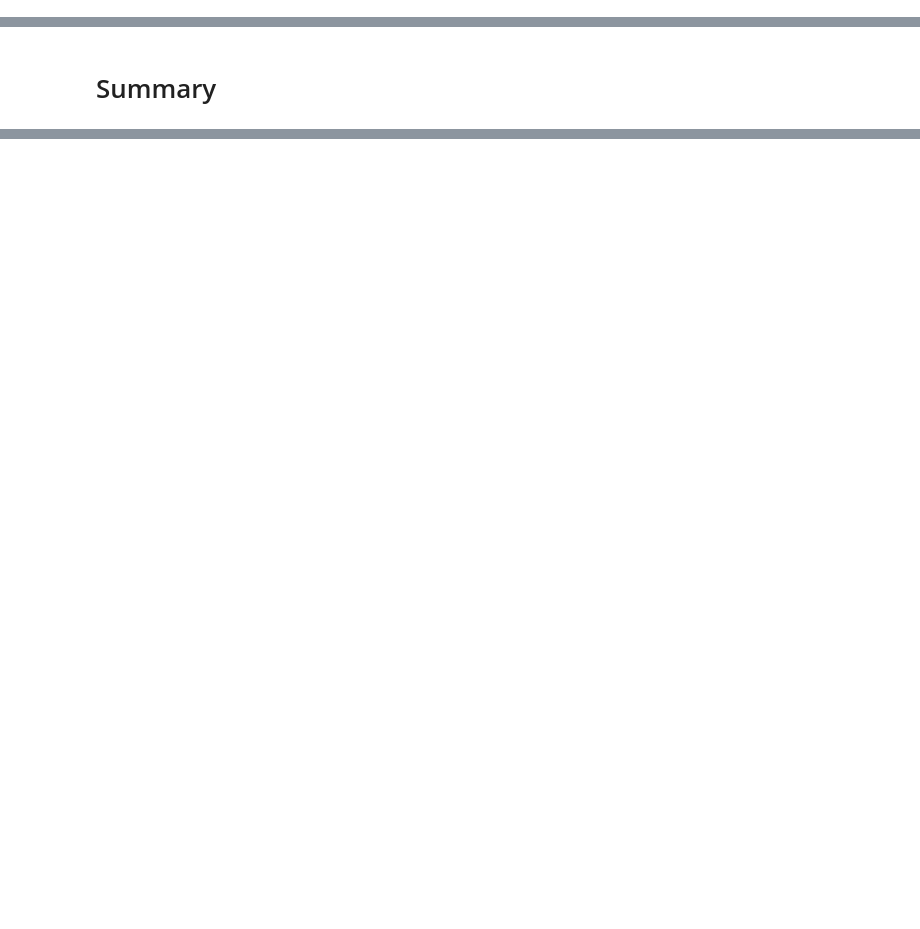
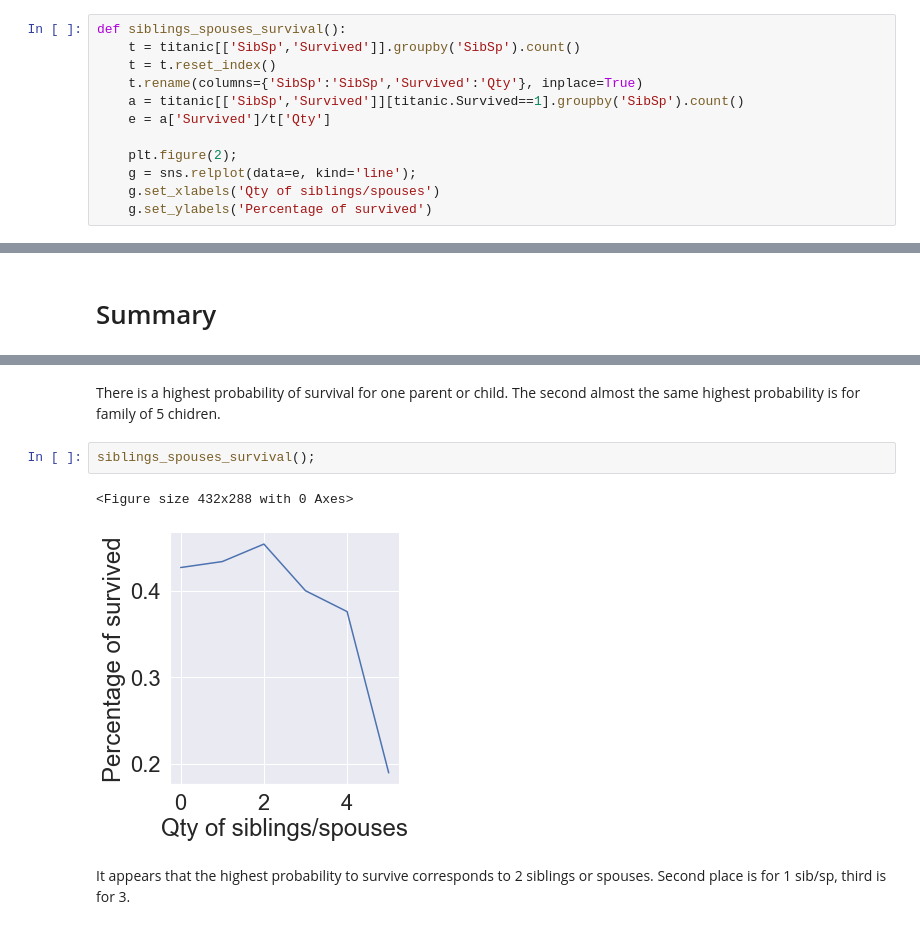
Before and after one commit to ypiskunou/ml, a Jupyter notebook: eda.ipynb, the cells around one changed output, grey strips where cells are left out. Saved outputs shown, nothing was run; the diff lists cells and outputs as text; blank space fills up the shorter version.

```diff
--- a/eda.ipynb
+++ b/eda.ipynb
@@ -328,0 +131,12 @@ plt.ylabel('Survived', fontsize=17);
+# %%
+def siblings_spouses_survival():
+    t = titanic[['SibSp','Survived']].groupby('SibSp').count()
+    t = t.reset_index()
+    t.rename(columns={'SibSp':'SibSp','Survived':'Qty'}, inplace=True)
+    a = titanic[['SibSp','Survived']][titanic.Survived==1].groupby('SibSp').count()
+    e = a['Survived']/t['Qty']
+
+    plt.figure(2);
+    g = sns.relplot(data=e, kind='line');
+    g.set_xlabels('Qty of siblings/spouses')
+    g.set_ylabels('Percentage of survived')
@@ -330,0 +192,9 @@ plt.ylabel('Survived', fontsize=17);
+# %% [markdown]
+There is a highest probability of survival for one parent or child. The second almost the same highest probability is for family of 5 chidren.
+# %%
+siblings_spouses_survival();
+# %% [output]
+<Figure size 432x288 with 0 Axes>
+[figure, added]
+# %% [markdown]
+It appears that the highest probability to survive corresponds to 2 siblings or spouses. Second place is for 1 sib/sp, third is for 3.
```
Also changed, not shown: parts of 31 cells of this notebook.
